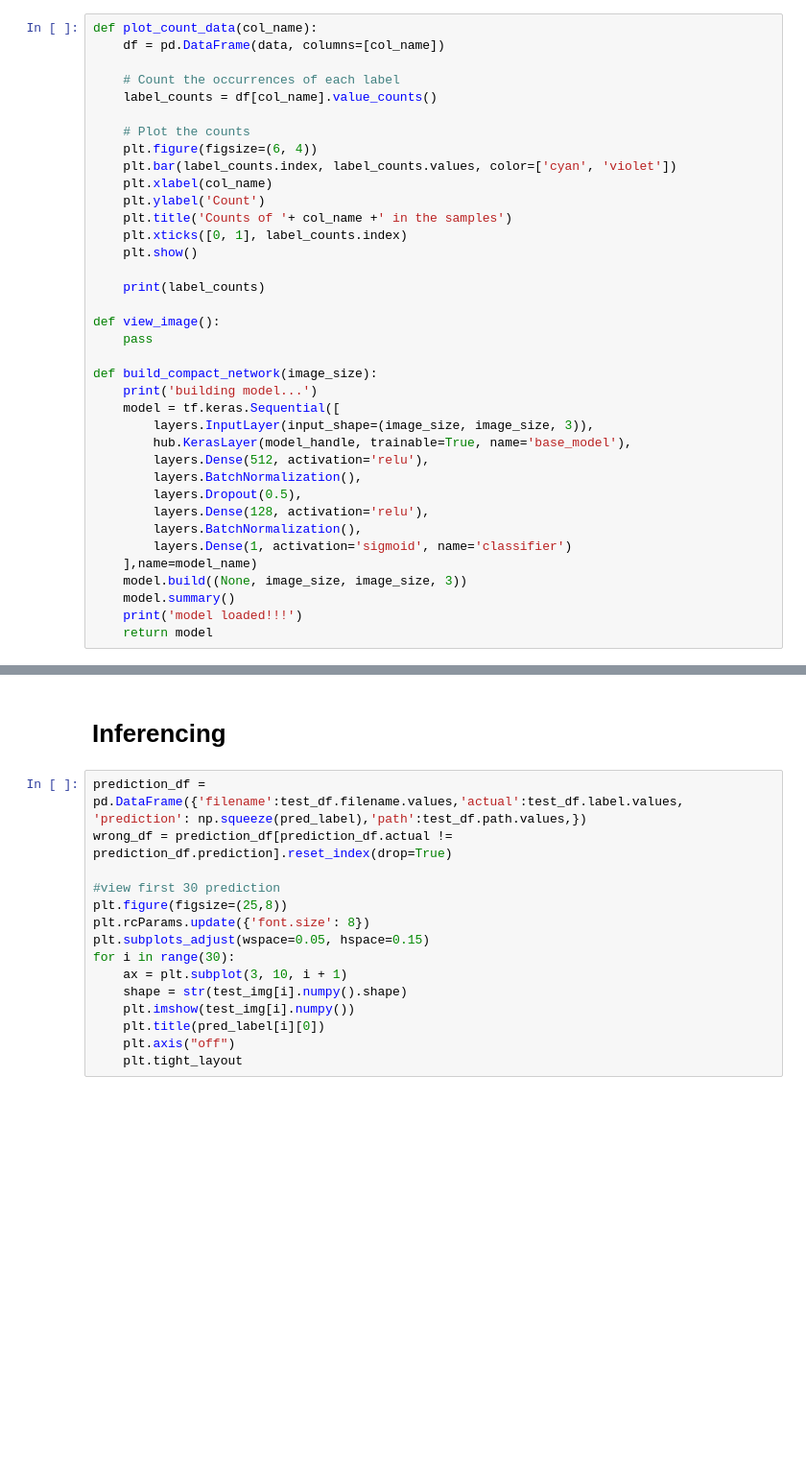
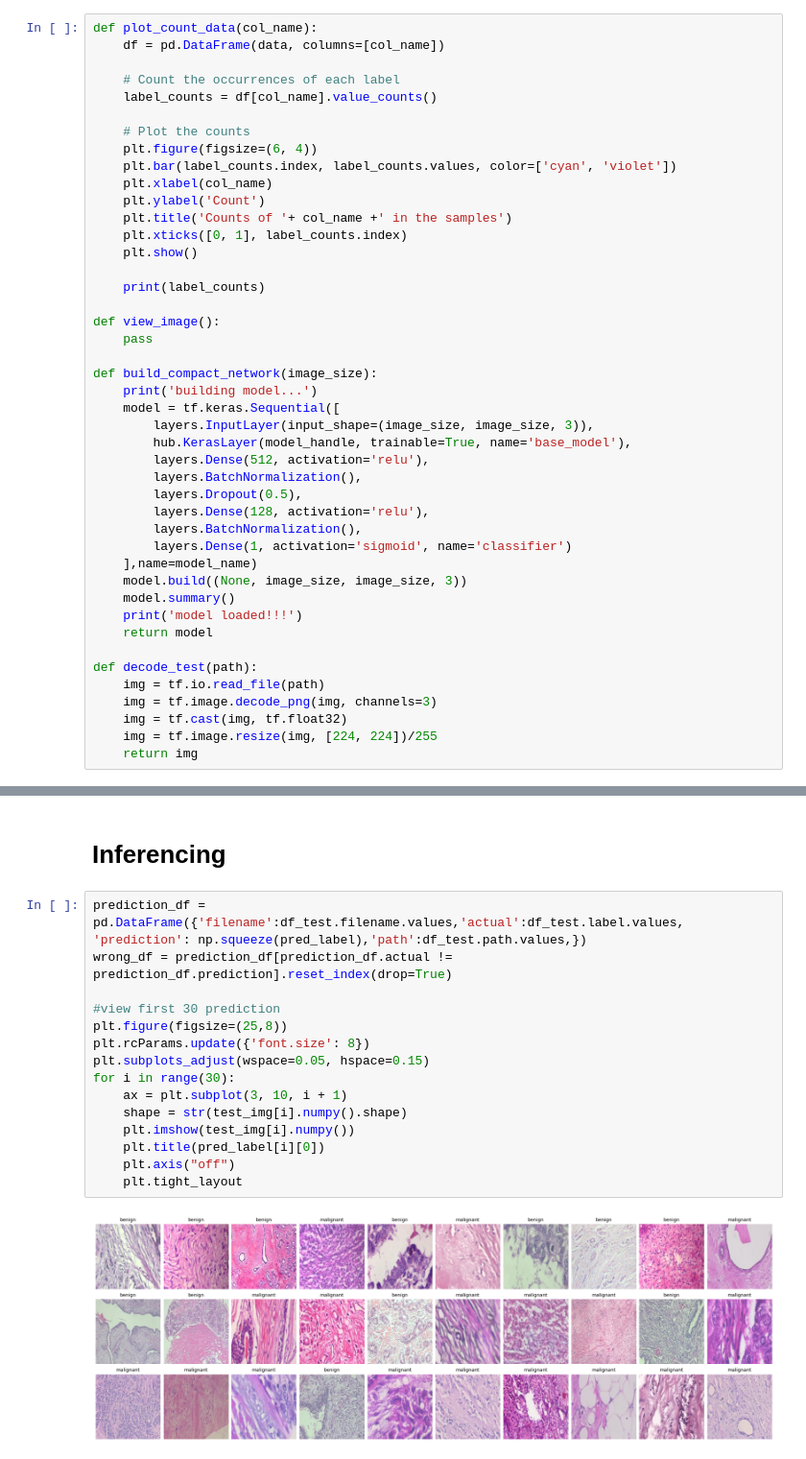
Before and after one commit to makonhakony/Multi-Stage-Classification-BreakHis, a Jupyter notebook: multi-stage-classification-breakhis.ipynb, the cells around one changed output, grey strips where cells are left out. Shown at 96% size. Saved outputs shown, nothing was run; the diff lists cells and outputs as text; blank space fills up the shorter version.

```diff
--- a/multi-stage-classification-breakhis.ipynb
+++ b/multi-stage-classification-breakhis.ipynb
@@ -143,6 +143,13 @@ def build_compact_network(image_size):
     model.summary()
     print('model loaded!!!')
     return model
+
+def decode_test(path):
+    img = tf.io.read_file(path)
+    img = tf.image.decode_png(img, channels=3)
+    img = tf.cast(img, tf.float32)
+    img = tf.image.resize(img, [224, 224])/255
+    return img
 # %% [markdown]
 # Init Notebook
 # %%
@@ -387,17 +522,19 @@ cm = skplt.metrics.plot_confusion_matrix(test_label, pred_label, figsize=(8, 8),
 # %% [markdown]
 # Inferencing
 # %%
-prediction_df = pd.DataFrame({'filename':test_df.filename.values,'actual':test_df.label.values, 'prediction': np.squeeze(pred_label),'path':test_df.path.values,})
+prediction_df = pd.DataFrame({'filename':df_test.filename.values,'actual':df_test.label.values, 'prediction': np.squeeze(pred_label),'path':df_test.path.values,})
 wrong_df = prediction_df[prediction_df.actual != prediction_df.prediction].reset_index(drop=True)
 
 #view first 30 prediction
 plt.figure(figsize=(25,8))
 plt.rcParams.update({'font.size': 8})
 plt.subplots_adjust(wspace=0.05, hspace=0.15)
 for i in range(30):
     ax = plt.subplot(3, 10, i + 1)
     shape = str(test_img[i].numpy().shape)
     plt.imshow(test_img[i].numpy())
     plt.title(pred_label[i][0])
     plt.axis("off")
     plt.tight_layout
+# %% [output]
+[figure, added]
```
Also changed, not shown: parts of 13 cells of this notebook.
